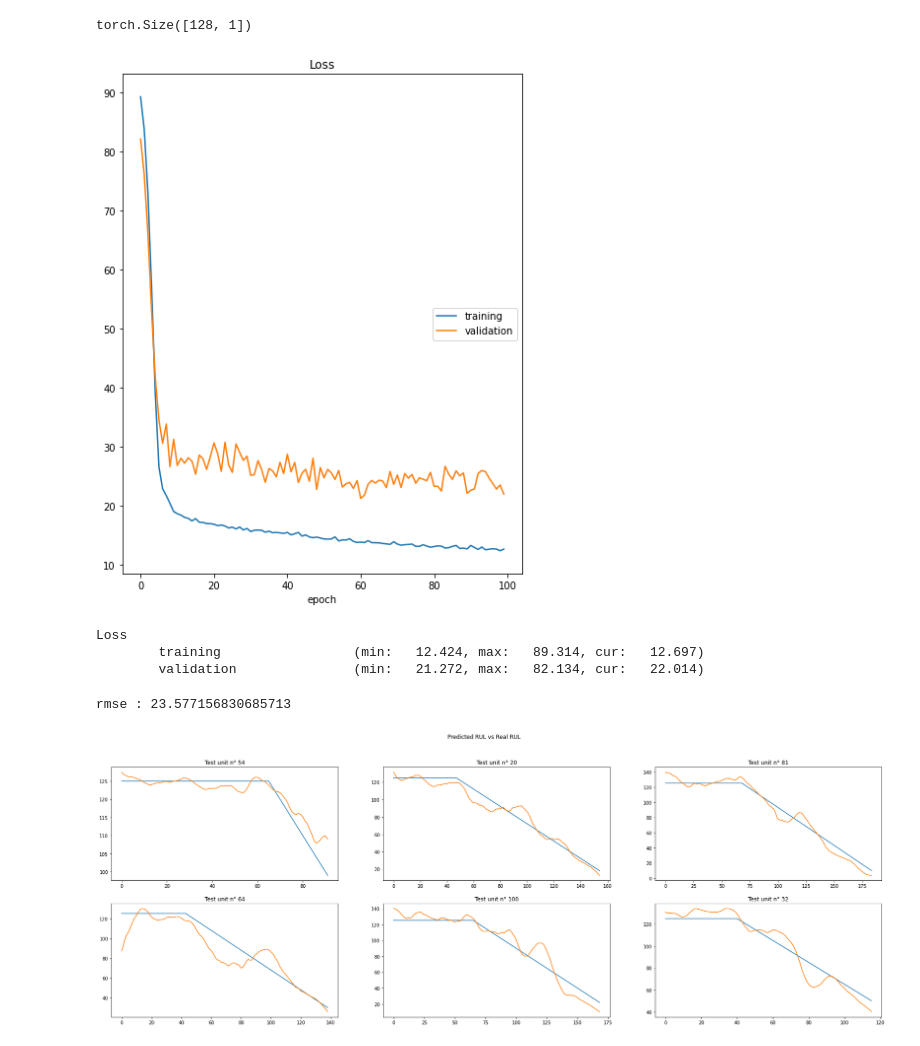
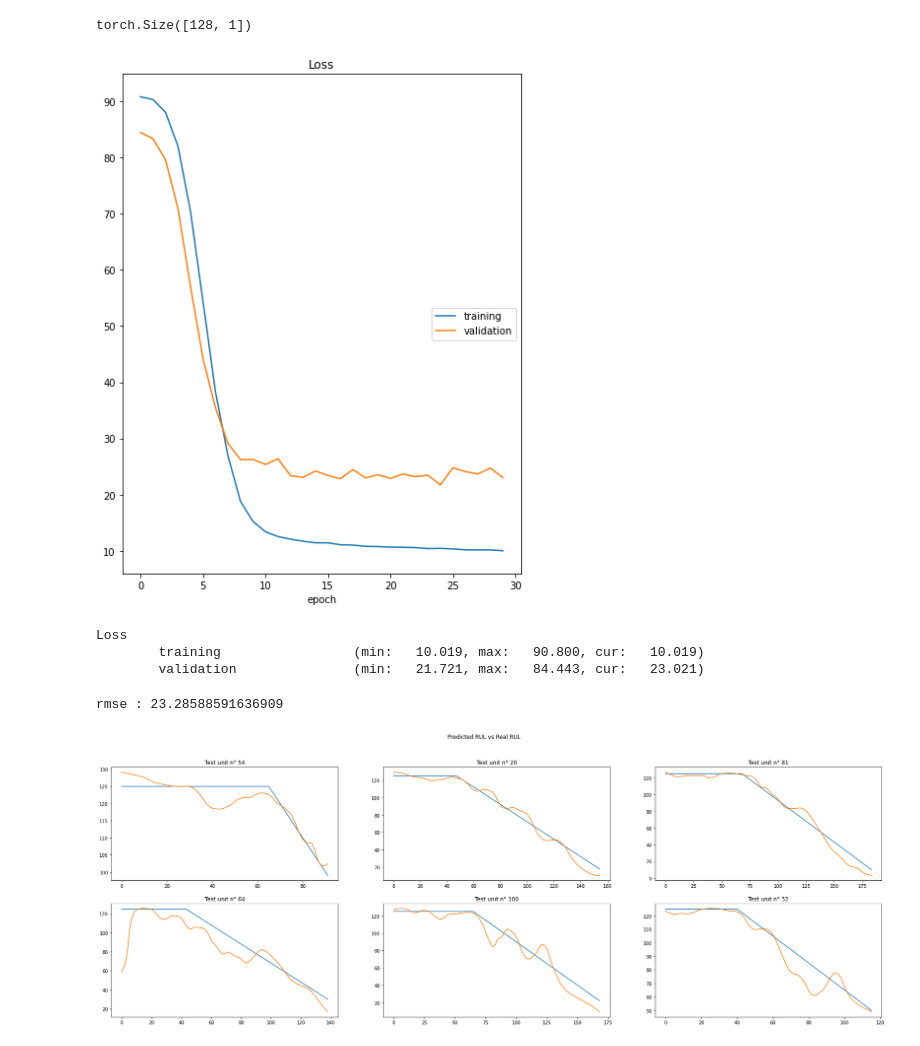
Before and after one commit to ettouilebouael/pdm-thesis, a Jupyter notebook: FD001_Turbo_Fan_RUL_estimation_with_LSTM.ipynb, the cells around one changed output. Saved outputs shown, nothing was run; the diff lists cells and outputs as text; code cells hidden in the pictures.

```diff
--- a/FD001_Turbo_Fan_RUL_estimation_with_LSTM.ipynb
+++ b/FD001_Turbo_Fan_RUL_estimation_with_LSTM.ipynb
@@ -84,13 +91,13 @@ def exponential_smoothing(df, sensors):
     return df
 
 def denoise(df, features):
-  # for var in features:
-  #   for unit in df.unit_number.unique():
-  #    signal = df[df.unit_number == unit][var].values
-  #    signal = denoise_wavelet(signal,wavelet='sym2', mode='soft', wavelet_levels=4, rescale_sigma=True)
-  #    df.loc[df.unit_number == unit,var] = signal
+  for var in features:
+    for unit in df.unit_number.unique():
+     signal = df[df.unit_number == unit][var].values
+     signal = denoise_wavelet(signal,wavelet='sym2', mode='soft', wavelet_levels=4, rescale_sigma=True)
+     df.loc[df.unit_number == unit,var] = signal
 
-  #df[features] = df.groupby('unit_number')[features].apply(lambda x: x.ewm(30).mean()).values
+  df[features] = df.groupby('unit_number')[features].apply(lambda x: x.ewm(30).mean()).values
   return df
 
 def train_preprocessing(data_num,features, seq_len):
@@ -150,7 +157,6 @@ def get_online_unit(df, seq_len):
 def online_pipeline(data_num,features, seq_len):
   online_df , y = load_data(data_num,online=True)
   online_df["rul"] = annotate_online_data(online_df , y)
-  warnings.filterwarnings("ignore")
   online_df = denoise(online_df,features)
   online_df = condition_scaler(online_df)
   ids_in = get_online_indexes(online_df, seq_len)
@@ -191,5 +196,5 @@ dataset = {
 
 dataloader = {
     'train': DataLoader(dataset['train'], shuffle=True, batch_size=batch_size),
-     'test': DataLoader(dataset['test'], shuffle=True, batch_size=batch_size)}
+     'test': DataLoader(dataset['test'], shuffle=False, batch_size=batch_size)}
 # %%
@@ -223,56 +243,53 @@ model(torch.randn(batch_size, seq_len, input_size)).shape
 # %% [output]
 torch.Size([128, 1])
 # %%
-from livelossplot import PlotLosses
-import warnings
-warnings.filterwarnings("ignore")
-X_online, rul_online = online_preprocessing(data_num, features,seq_len)
-
-device = "cuda" if torch.cuda.is_available() else "cpu"
-
-def fit(model, dataloader, epochs=10):
+def fit(encoder, rul_predictor, dataloader, epochs=10):
+    device = "cuda" if torch.cuda.is_available() else "cpu"
     liveloss = PlotLosses()
-    model.to(device)
-    optimizer = torch.optim.Adam(model.parameters(), lr=learning_rate,weight_decay=1e-3)
+    encoder.to(device)
+    rul_predictor.to(device)
+    optimizer = torch.optim.Adam(list(encoder.parameters()) + list(rul_predictor.parameters()), lr=learning_rate,weight_decay=0.001)
     criterion = torch.nn.MSELoss()
     for epoch in range(1, epochs+1):
         model.train()
         train_loss = []
         eval_loss = []
         logs = {}
         for batch in dataloader['train']:
             X, y = batch
             X, y = X.to(device), y.to(device)
             optimizer.zero_grad()
-            y_hat = model(X)
+            h_hat = encoder(X)
+            y_hat = rul_predictor(h_hat)
             loss = criterion(y_hat, y.reshape(-1,1))
             loss.backward()
             optimizer.step()
             train_loss.append(loss.item())
         model.eval()
         with torch.no_grad():
           for batch in dataloader['test']:
             X, y = batch
             X, y = X.to(device), y.to(device)
-            y_hat = model(X)
+            h_hat = encoder(X)
+            y_hat = rul_predictor(h_hat)
             loss = criterion(y_hat, y.reshape(-1,1))
             eval_loss.append(loss.item())
 
           logs["loss"] = np.sqrt(np.mean(train_loss))
           logs["val_loss"] = np.sqrt(np.mean(eval_loss))
 
 
           liveloss.update(logs)
           liveloss.send()
 
-fit(model, dataloader, epochs =100)
+fit(encoder, rul_predictor, dataloader, epochs =30)
 # %% [output]
-[figure, old version]
+[figure, new version]
 Loss
-        training                 (min:   12.424, max:   89.314, cur:   12.697)
-        validation               (min:   21.272, max:   82.134, cur:   22.014)
+        training                 (min:   10.019, max:   90.800, cur:   10.019)
+        validation               (min:   21.721, max:   84.443, cur:   23.021)
 # %%
-def plot_test_predictions(model,data_num,features, seq_len):
+def plot_test_predictions(encoder, rul_predictor,data_num,features, seq_len):
   X , y, online_df_pred = online_pipeline(data_num, features, seq_len)
   loss = torch.nn.MSELoss()
   model.eval()
@@ -280,7 +297,8 @@ def plot_test_predictions(model,data_num,features, seq_len):
   with torch.no_grad():
     X = torch.from_numpy(X).float().to(device)
     y = torch.from_numpy(y).float().to(device)
-    y_pred = model(X)
+    h_hat = encoder(X)
+    y_pred = rul_predictor(h_hat)
     mse = loss(y_pred, y.reshape(-1,1))
     online_df_pred.loc[:,'rul_pred'] = y_pred.cpu().numpy()
   units = [54,20,81,64,100,32]
@@ -294,7 +312,7 @@ def plot_test_predictions(model,data_num,features, seq_len):
 
   print('rmse :', np.sqrt(mse.item()))
 
-plot_test_predictions(model,data_num,features,seq_len)
+plot_test_predictions(encoder, rul_predictor, data_num,features,seq_len)
 # %% [output]
-rmse : 23.577156830685713
+rmse : 23.28588591636909
-[figure, old version]
+[figure, new version]
```
Also changed, not shown: parts of 3 cells of this notebook.
